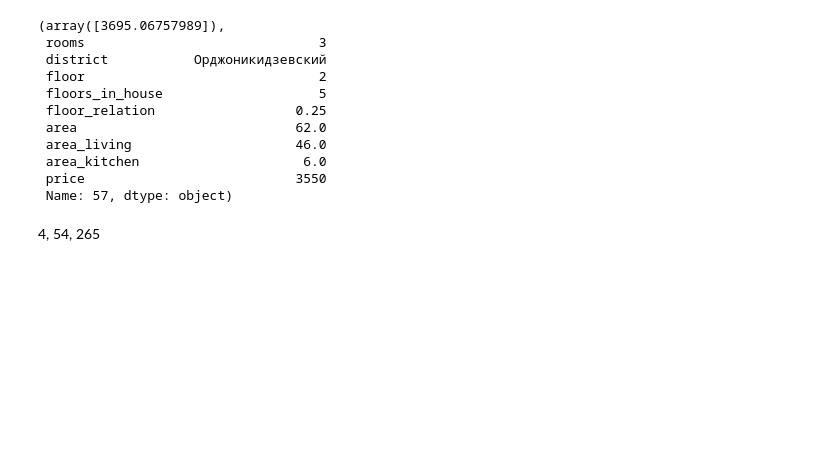
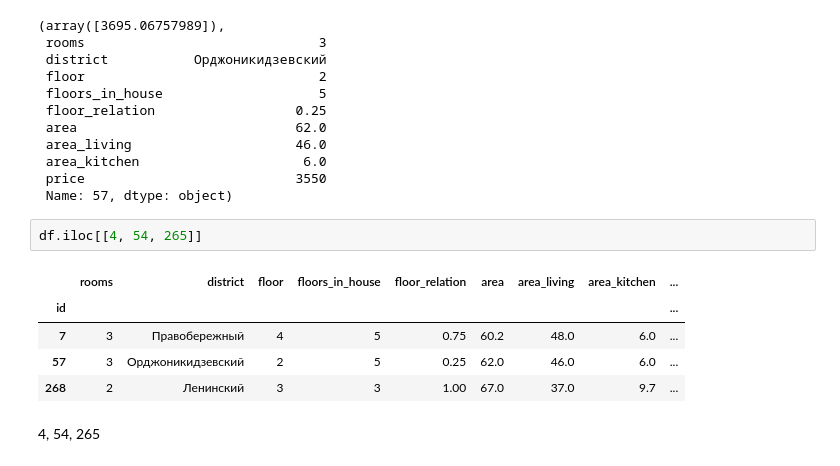
Before and after one commit to zernovga/squirrel_digital, a Jupyter notebook: model.ipynb, the cells around one changed output. Saved outputs shown, nothing was run; the diff lists cells and outputs as text; blank space fills up the shorter version.

```diff
--- a/model.ipynb
+++ b/model.ipynb
@@ -260,5 +260,13 @@ model_pipe.predict(test), df.iloc[i]
  area_kitchen                     6.0
  price                           3550
  Name: 57, dtype: object)
+# %%
+df.iloc[[4, 54, 265]]
+# %% [output]
+|  | rooms | district | floor | floors_in_house | floor_relation | area | area_living | area_kitchen | ... |
+| id |  |  |  |  |  |  |  |  | ... |
+| 7 | 3 | Правобережный | 4 | 5 | 0.75 | 60.2 | 48.0 | 6.0 | ... |
+| 57 | 3 | Орджоникидзевский | 2 | 5 | 0.25 | 62.0 | 46.0 | 6.0 | ... |
+| 268 | 2 | Ленинский | 3 | 3 | 1.00 | 67.0 | 37.0 | 9.7 | ... |
 # %% [markdown]
 4, 54, 265
```
Also changed, not shown: 1 other file.
